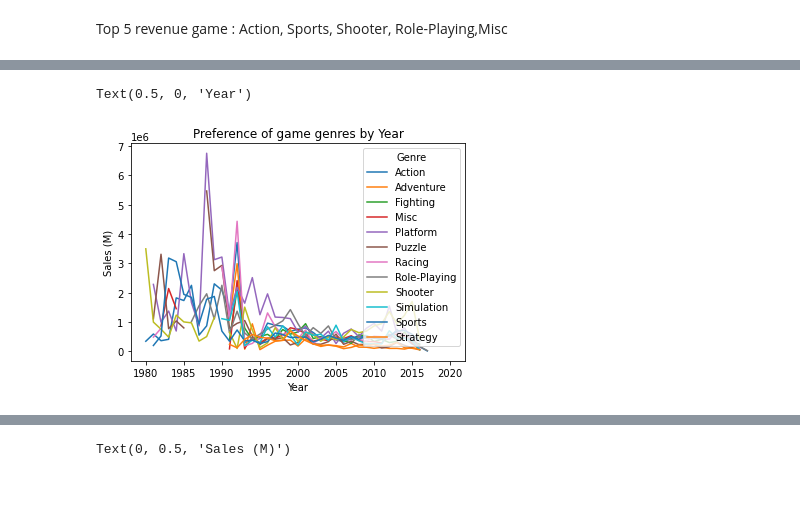
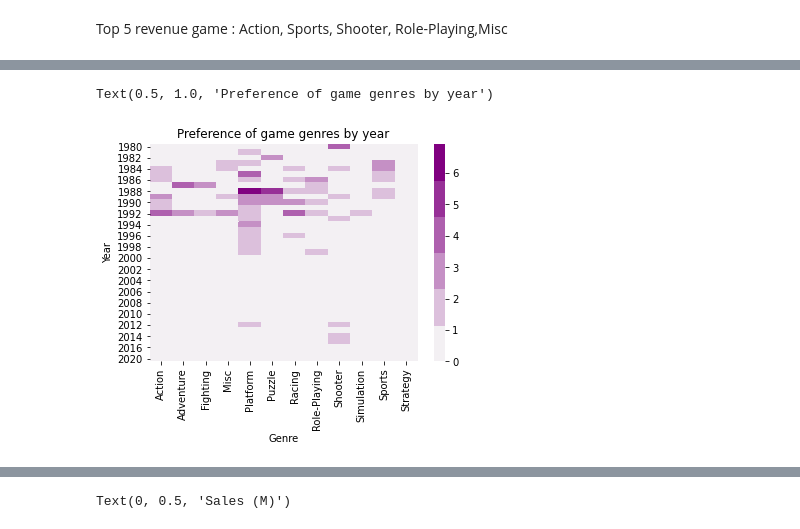
Before and after one commit to threegenie/vgames_project, a Jupyter notebook: game_data.ipynb, the cells around one changed output, grey strips where cells are left out. Cells and saved outputs as stored; diff of their text form; code cells hidden in the pictures; blank space fills up the shorter version.

```diff
--- a/game_data.ipynb
+++ b/game_data.ipynb
@@ -238,18 +232,20 @@ for i in sales:
 # %%
 #년도별 게임 장르 선호도
-year_genre = df[['Year','Genre','NA_Sales','EU_Sales','JP_Sales']]
-year_genre['Total Sales'] = year_genre.sum(axis=1)
+year_genre = df[['Year','Genre','NA_Sales','EU_Sales','JP_Sales','Other_Sales']]
+year_genre1 = df[['NA_Sales','EU_Sales','JP_Sales','Other_Sales']]
+year_genre['Total Sales'] = year_genre1.sum(axis=1)
 year_genre = year_genre[['Genre','Year','Total Sales']]
-year_genre
 
 yg = pd.pivot_table(year_genre, index = 'Year', columns = 'Genre', values = 'Total Sales')
-ax = yg.plot()
-plt.title('Preference of game genres by Year')
-ax.set_ylabel('Sales (M)')
-ax.set_xlabel('Year')
+yg = yg.fillna(0)
+cmap = sns.light_palette("purple")
+ax = sns.heatmap(yg,cmap=cmap)
+ax.set_xlabel('Genre')
+ax.set_ylabel('Year')
+ax.set_title('Preference of game genres by year')
 # %% [output]
-Text(0.5, 0, 'Year')
+Text(0.5, 1.0, 'Preference of game genres by year')
-[figure, old version]
+[figure, new version]
 # %%
 #지역별 게임 플랫폼 선호도
 
```
Also changed, not shown: parts of 14 cells of this notebook.
